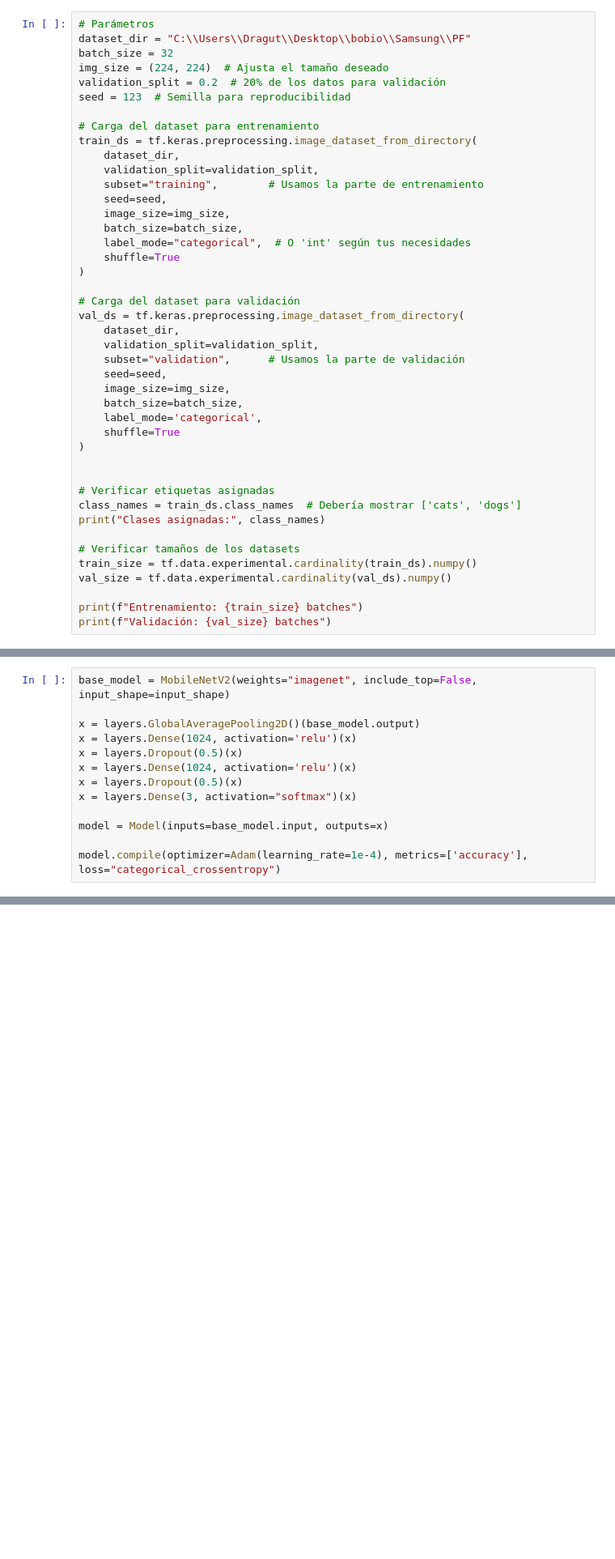
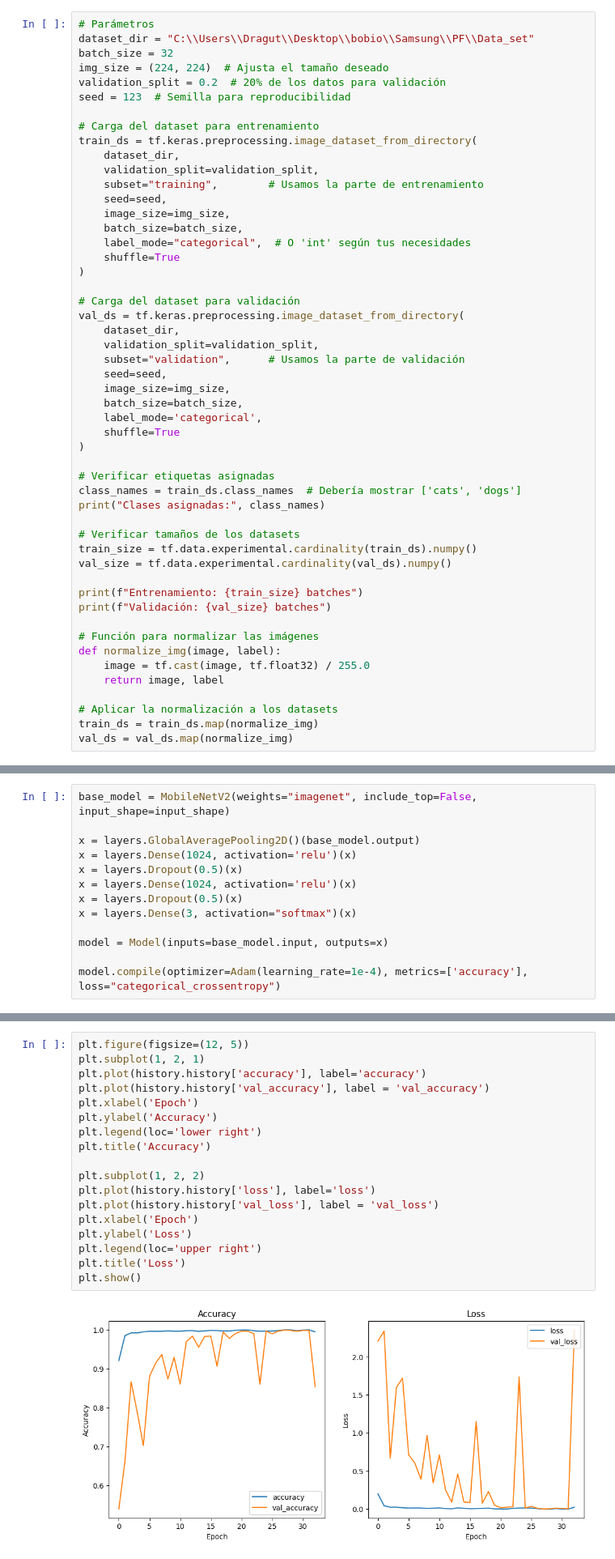
Before and after one commit to HikrisA/Samsung, a Jupyter notebook: PF1.ipynb, the cells around one changed output, grey strips where cells are left out. Shown at 81% size. Saved outputs shown, nothing was run; the diff lists cells and outputs as text; blank space fills up the shorter version.

```diff
--- a/PF1.ipynb
+++ b/PF1.ipynb
@@ -45,6 +47,6 @@ for archivo in archivos:
 # %%
 # Parámetros
-dataset_dir = "C:\\Users\\Dragut\\Desktop\\bobio\\Samsung\\PF"
+dataset_dir = "C:\\Users\\Dragut\\Desktop\\bobio\\Samsung\\PF\\Data_set"
 batch_size = 32
 img_size = (224, 224)  # Ajusta el tamaño deseado
 validation_split = 0.2  # 20% de los datos para validación
@@ -74,7 +76,6 @@ val_ds = tf.keras.preprocessing.image_dataset_from_directory(
     shuffle=True
 )
 
-
 # Verificar etiquetas asignadas
 class_names = train_ds.class_names  # Debería mostrar ['cats', 'dogs']
 print("Clases asignadas:", class_names)
@@ -85,6 +86,15 @@ val_size = tf.data.experimental.cardinality(val_ds).numpy()
 
 print(f"Entrenamiento: {train_size} batches")
 print(f"Validación: {val_size} batches")
+
+# Función para normalizar las imágenes
+def normalize_img(image, label):
+    image = tf.cast(image, tf.float32) / 255.0
+    return image, label
+
+# Aplicar la normalización a los datasets
+train_ds = train_ds.map(normalize_img)
+val_ds = val_ds.map(normalize_img)
 # %% [output]
 Found 15000 files belonging to 3 classes.
 Using 12000 files for training.
@@ -146,3 +156,23 @@ Accuracy: 1.0
+# %%
+plt.figure(figsize=(12, 5))
+plt.subplot(1, 2, 1)
+plt.plot(history.history['accuracy'], label='accuracy')
+plt.plot(history.history['val_accuracy'], label = 'val_accuracy')
+plt.xlabel('Epoch')
+plt.ylabel('Accuracy')
+plt.legend(loc='lower right')
+plt.title('Accuracy')
+
+plt.subplot(1, 2, 2)
+plt.plot(history.history['loss'], label='loss')
+plt.plot(history.history['val_loss'], label = 'val_loss')
+plt.xlabel('Epoch')
+plt.ylabel('Loss')
+plt.legend(loc='upper right')
+plt.title('Loss')
+plt.show()
+# %% [output]
+[figure, added]
 # %%
 # Crear las listas de etiquetas verdaderas y predicciones
 y_true_list = []
```
Also changed, not shown: parts of 10 cells of this notebook.
